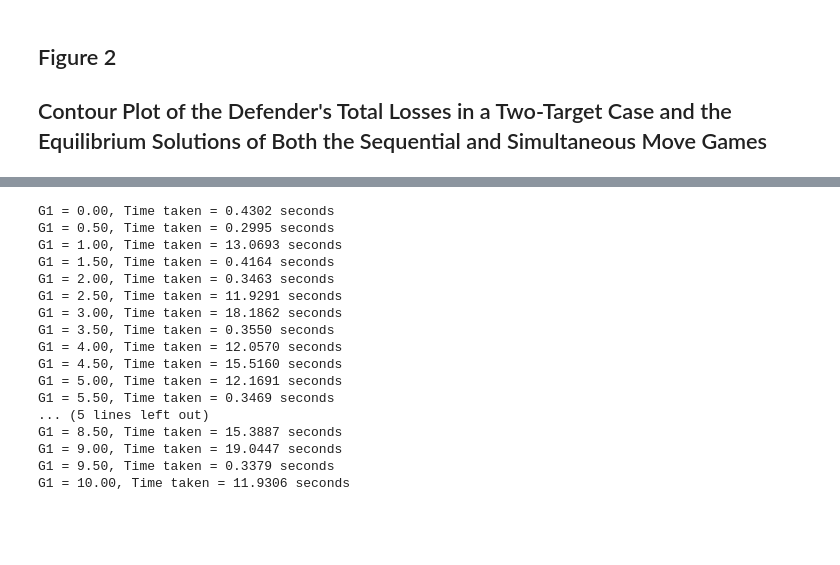
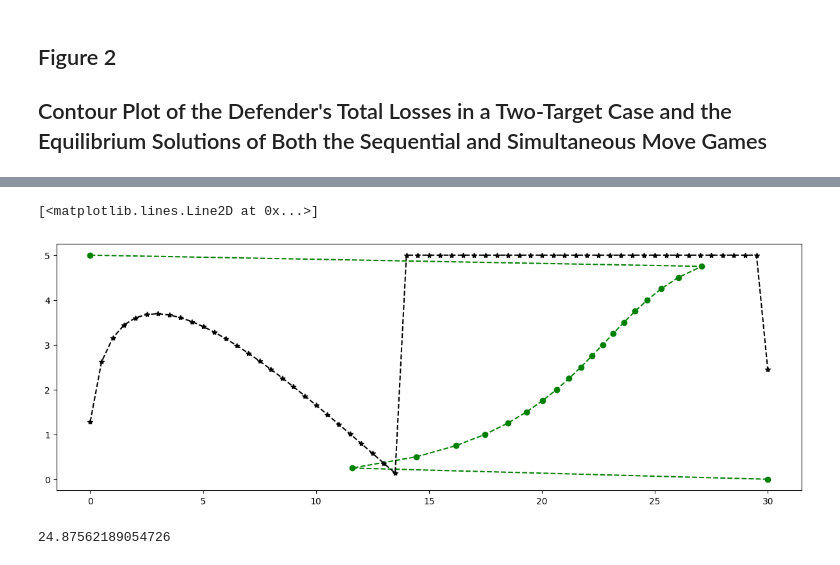
Before and after one commit to ayush4ise/budgeted-attack-defense-game, a Jupyter notebook: implementation.ipynb, the cells around one changed output, grey strips where cells are left out. Drawn from its saved outputs; the diff is of its cells as text; code cells hidden in the pictures; blank space fills up the shorter version.

Commit message:
working attacker and defender models

```diff
--- a/implementation.ipynb
+++ b/implementation.ipynb
@@ -113,9 +116,8 @@ beta, alpha, A = 1, 1, 0.1
 # Obtaining the data for the graphs
 
 attackers_best_response = []
-for G1 in np.arange(0,G_budget+1,0.5):
-    start_time = time.time()  # Start timer
-
+for G1 in np.arange(0,G_budget+0.5,0.5):
+    # start_time = time.time()  # Start timer
     G2 = G_budget - G1
     G_list = [G1, G2]
     solution = attacker_model(n = 2,
@@ -125,38 +127,16 @@ for G1 in np.arange(0,G_budget+1,0.5):
                               A=A,
                               B=B,
                               G_list=G_list)
-
-    elapsed_time = time.time() - start_time  # End timer
-
-    solution = {'G1' : G1, 'G2' : G2}.update(solution)
+    # elapsed_time = time.time() - start_time  # End timer
+    solution = {'G1' : G1, 'G2' : G2} | solution
     attackers_best_response.append(solution)
-
-    print(f"G1 = {G1:.2f}, Time taken = {elapsed_time:.4f} seconds")
-
-pd.DataFrame.from_dict(attackers_best_response).to_excel('attackers_best_response.xlsx')
+    # print(f"G1 = {G1:.2f}, Time taken = {elapsed_time:.4f} seconds")
+attackers_best_response = pd.DataFrame(attackers_best_response)
+attackers_best_response.to_excel('attackers_best_response.xlsx')
-# %% [output]
-G1 = 0.00, Time taken = 0.4302 seconds
-G1 = 0.50, Time taken = 0.2995 seconds
-G1 = 1.00, Time taken = 13.0693 seconds
-G1 = 1.50, Time taken = 0.4164 seconds
-G1 = 2.00, Time taken = 0.3463 seconds
-G1 = 2.50, Time taken = 11.9291 seconds
-G1 = 3.00, Time taken = 18.1862 seconds
-G1 = 3.50, Time taken = 0.3550 seconds
-G1 = 4.00, Time taken = 12.0570 seconds
-G1 = 4.50, Time taken = 15.5160 seconds
-G1 = 5.00, Time taken = 12.1691 seconds
-G1 = 5.50, Time taken = 0.3469 seconds
-... (5 lines left out)
-G1 = 8.50, Time taken = 15.3887 seconds
-G1 = 9.00, Time taken = 19.0447 seconds
-G1 = 9.50, Time taken = 0.3379 seconds
-G1 = 10.00, Time taken = 11.9306 seconds
 # %%
 defenders_best_response = []
-for T1 in np.arange(0,T_budget+1,0.5):
-    start_time = time.time()  # Start timer
-
+for T1 in np.arange(0,T_budget+0.25,0.25):
+    # start_time = time.time()  # Start timer
     T2 = T_budget - T1
     T_list = [T1, T2]
     solution = defender_model(n = 2,
@@ -166,12 +146,28 @@ for T1 in np.arange(0,T_budget+1,0.5):
                               A=A,
                               D=D,
                               T_list=T_list)
-
-    elapsed_time = time.time() - start_time  # End timer
-
-    solution = {'T1': T1, 'T2': T2}.update(solution)
+    # elapsed_time = time.time() - start_time  # End timer
+    solution = {'T1': T1, 'T2': T2} | solution
     defenders_best_response.append(solution)
-
-    print(f"T1 = {T1:.2f}, Time taken = {elapsed_time:.4f} seconds")
-
-pd.DataFrame.from_dict(defenders_best_response).to_excel('defenders_best_response.xlsx')
+    # print(f"T1 = {T1:.2f}, Time taken = {elapsed_time:.4f} seconds")
+defenders_best_response = pd.DataFrame(defenders_best_response)
+defenders_best_response.to_excel('defenders_best_response.xlsx')
+# %%
+plt.figure(figsize = (15,5))
+
+plt.plot(defenders_best_response[defenders_best_response.columns[2]], defenders_best_response.T1, 'go--')
+plt.plot(attackers_best_response.G1, attackers_best_response[attackers_best_response.columns[2]], 'k*--')
+# %% [output]
+[<matplotlib.lines.Line2D at 0x...>]
+[figure, added]
+# %%
+alpha,beta,A=1,1,0.1
+B=[50,100]
+G_list=[15,15]
+T_list=[0,5]
+# T_list=[5,0]
+P_list = [prob_success(alpha, beta, Ti, Gi, A) for Ti, Gi in zip(T_list, G_list)]
+Z_t = sum(Bi * Pi for Bi, Pi in zip(B, P_list))
+Z_t
+# %% [output]
+24.87562189054726
```
Also changed, not shown: parts of 1 cell of this notebook, 5 other files.
